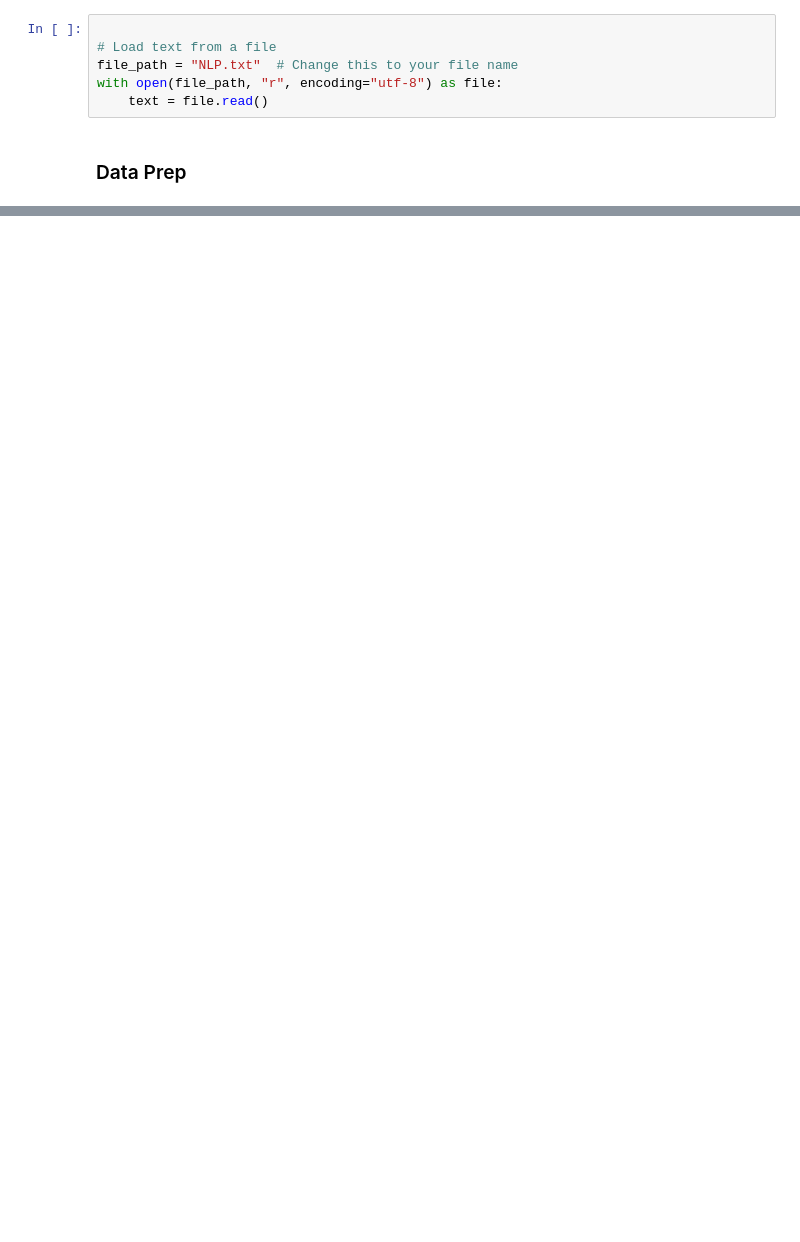
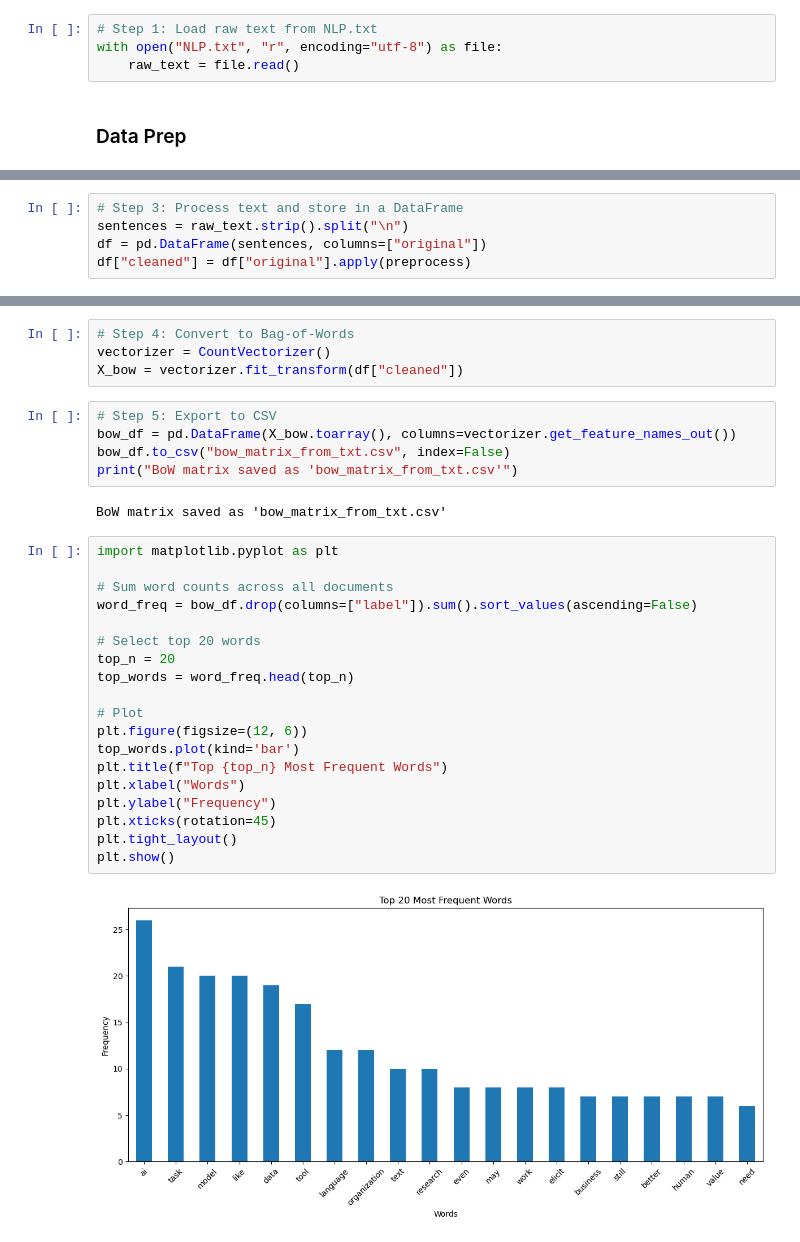
Before and after one commit to NSC-BS-CS/CSB320_InClass, a Jupyter notebook: 6-NLP/basicBOW.ipynb, the cells around one changed output, grey strips where cells are left out. Cells and saved outputs as stored; diff of their text form; blank space fills up the shorter version.

```diff
--- a/6-NLP/basicBOW.ipynb
+++ b/6-NLP/basicBOW.ipynb
@@ -34,10 +29,8 @@ print(tokens)
 # %% [markdown]
 ### Data load
 # %%
-
-# Load text from a file
-file_path = "NLP.txt"  # Change this to your file name
-with open(file_path, "r", encoding="utf-8") as file:
-    text = file.read()
+# Step 1: Load raw text from NLP.txt
+with open("NLP.txt", "r", encoding="utf-8") as file:
+    raw_text = file.read()
 # %% [markdown]
 ### Data Prep
@@ -88,0 +59,5 @@ Bag of Words Features: ['10x' '2017' 'ability' 'able' 'academic' 'accelerate' 'a
+# %%
+# Step 3: Process text and store in a DataFrame
+sentences = raw_text.strip().split("\n")
+df = pd.DataFrame(sentences, columns=["original"])
+df["cleaned"] = df["original"].apply(preprocess)
@@ -88,0 +82,32 @@ Bag of Words Features: ['10x' '2017' 'ability' 'able' 'academic' 'accelerate' 'a
+# %%
+# Step 4: Convert to Bag-of-Words
+vectorizer = CountVectorizer()
+X_bow = vectorizer.fit_transform(df["cleaned"])
+# %%
+# Step 5: Export to CSV
+bow_df = pd.DataFrame(X_bow.toarray(), columns=vectorizer.get_feature_names_out())
+bow_df.to_csv("bow_matrix_from_txt.csv", index=False)
+print("BoW matrix saved as 'bow_matrix_from_txt.csv'")
+# %% [output]
+BoW matrix saved as 'bow_matrix_from_txt.csv'
+# %%
+import matplotlib.pyplot as plt
+
+# Sum word counts across all documents
+word_freq = bow_df.drop(columns=["label"]).sum().sort_values(ascending=False)
+
+# Select top 20 words
+top_n = 20
+top_words = word_freq.head(top_n)
+
+# Plot
+plt.figure(figsize=(12, 6))
+top_words.plot(kind='bar')
+plt.title(f"Top {top_n} Most Frequent Words")
+plt.xlabel("Words")
+plt.ylabel("Frequency")
+plt.xticks(rotation=45)
+plt.tight_layout()
+plt.show()
+# %% [output]
+[figure, added]
```
Also changed, not shown: parts of 8 cells of this notebook, 1 other file.
